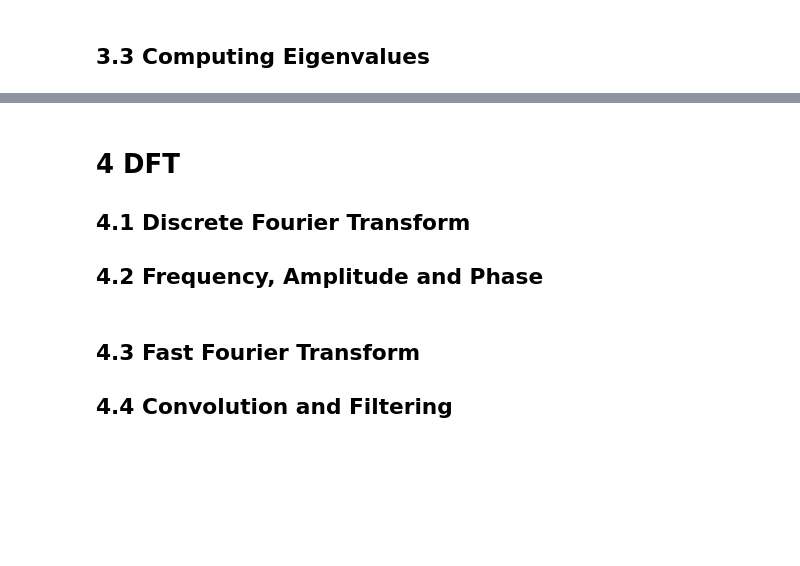
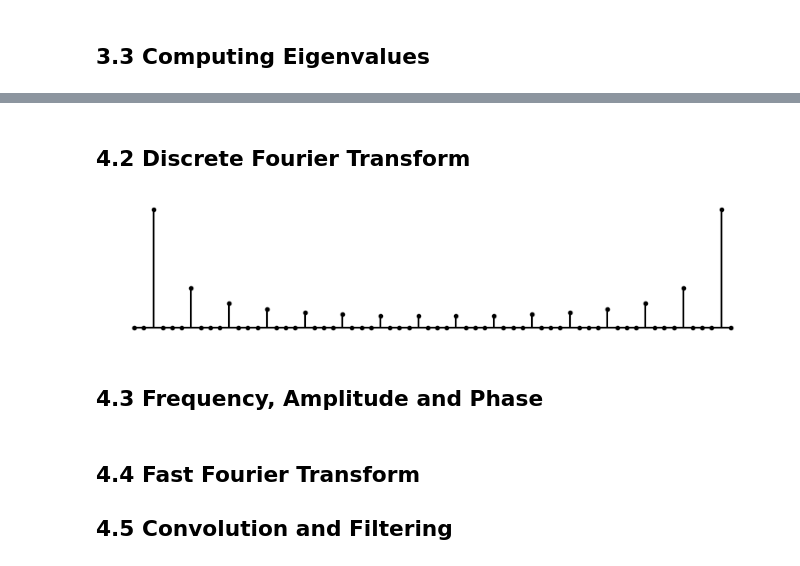
Before and after one commit to UBCMath/MATH307, a Jupyter notebook: img/images.ipynb, the cells around one changed output, grey strips where cells are left out. Cells and saved outputs as stored; diff of their text form; code cells hidden in the pictures; blank space fills up the shorter version.

```diff
--- a/img/images.ipynb
+++ b/img/images.ipynb
@@ -534,9 +564,21 @@ plt.show()
+# %% [markdown]
+## 4.2 Discrete Fourier Transform
+# %%
+N = 64
+n = np.arange(0,N)
+t = n/N
+k = 2
+x = square(2*np.pi*k*t)
+y = np.fft.fft(x)
+
+plt.figure(figsize=(10,2))
+plt.stem(np.abs(y),markerfmt='k.',linefmt='k.',basefmt='k'), plt.axis(False)
+plt.savefig('04_02_01.png',dpi=300)
+plt.show()
+# %% [output]
+[figure, added]
 # %% [markdown]
-# 4 DFT
-
-## 4.1 Discrete Fourier Transform
-
-## 4.2 Frequency, Amplitude and Phase
+## 4.3 Frequency, Amplitude and Phase
 # %%
 N = 100
 n = np.arange(0,N)
@@ -607,6 +649,6 @@ plt.tight_layout()
 plt.savefig('04_02_10.png',dpi=300)
 plt.show()
 # %% [markdown]
-## 4.3 Fast Fourier Transform
+## 4.4 Fast Fourier Transform
 
-## 4.4 Convolution and Filtering
+## 4.5 Convolution and Filtering
```
Also changed, not shown: parts of 7 cells of this notebook, 5 other files.
